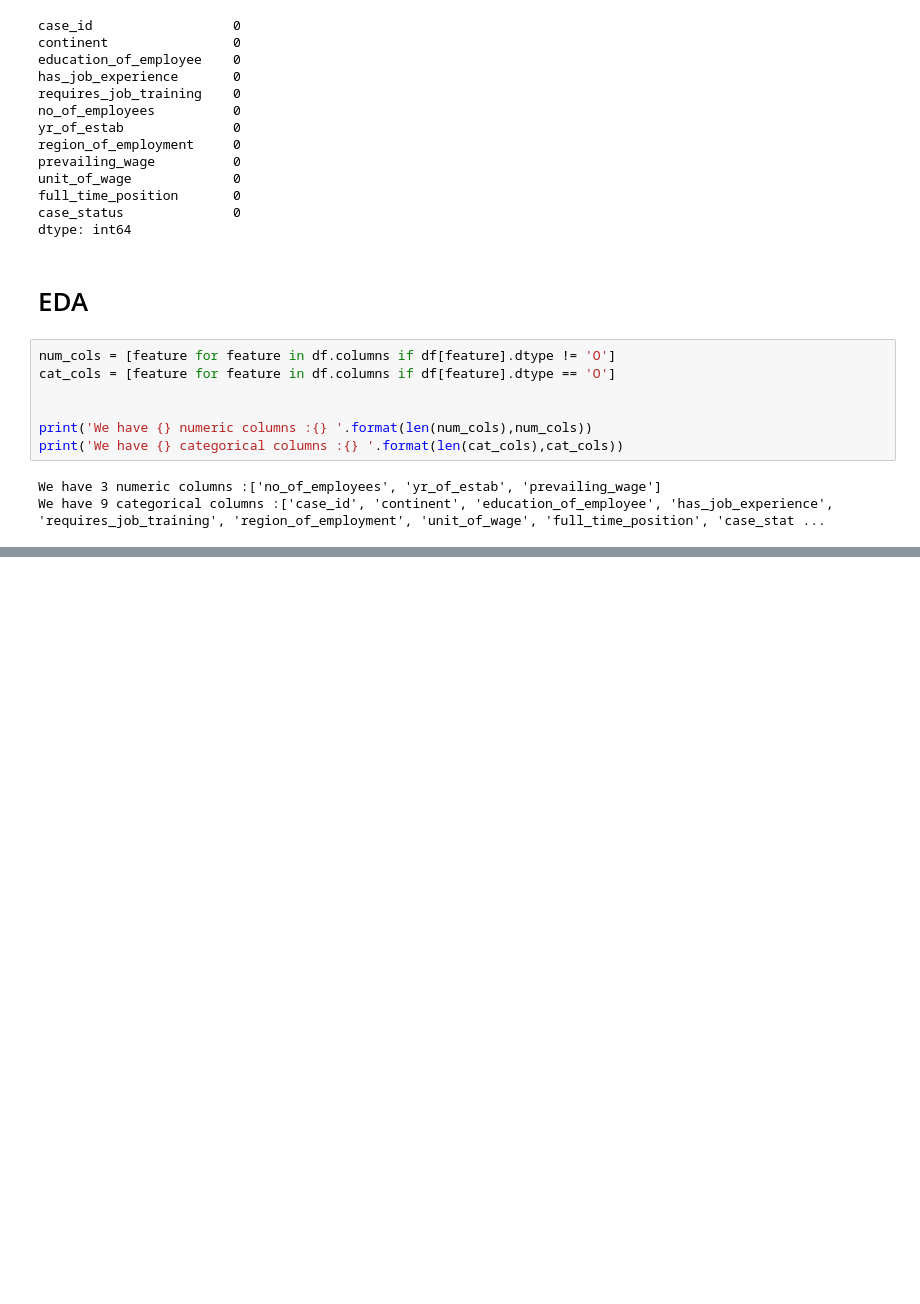
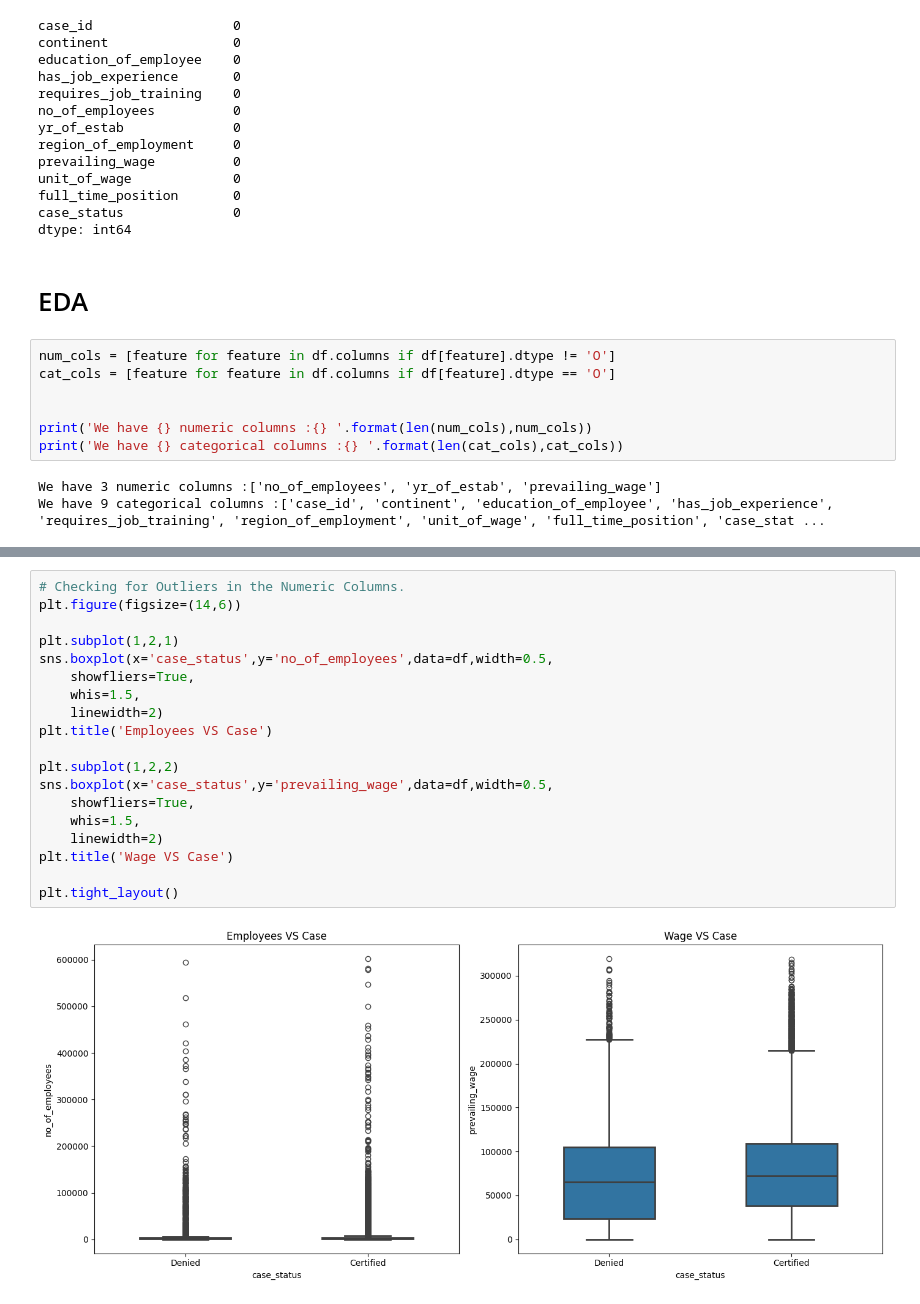
Before and after one commit to faizan23804/USVisaPrediction, a Jupyter notebook: notebooks/EDA.ipynb, the cells around one changed output, grey strips where cells are left out. Saved outputs shown, nothing was run; the diff lists cells and outputs as text; blank space fills up the shorter version.

```diff
--- a/notebooks/EDA.ipynb
+++ b/notebooks/EDA.ipynb
@@ -56,0 +241,21 @@ We have 9 categorical columns :['case_id', 'continent', 'education_of_employee',
+# %%
+# Checking for Outliers in the Numeric Columns.
+plt.figure(figsize=(14,6))
+
+plt.subplot(1,2,1)
+sns.boxplot(x='case_status',y='no_of_employees',data=df,width=0.5,
+    showfliers=True,
+    whis=1.5,
+    linewidth=2)
+plt.title('Employees VS Case')
+
+plt.subplot(1,2,2)
+sns.boxplot(x='case_status',y='prevailing_wage',data=df,width=0.5,
+    showfliers=True,
+    whis=1.5,
+    linewidth=2)
+plt.title('Wage VS Case')
+
+plt.tight_layout()
+# %% [output]
+[figure, added]
```
Also changed, not shown: parts of 18 cells of this notebook, 2 other files.
